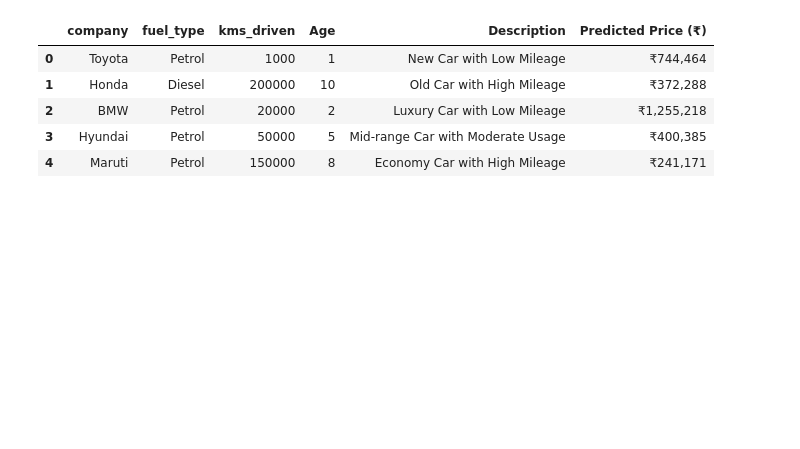
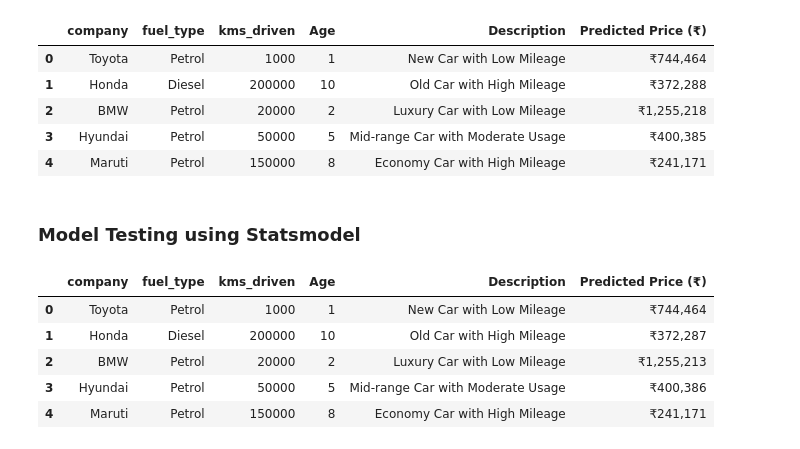
Before and after one commit to MrJ-2k04/MCA-Sem-2-Project, a Jupyter notebook: 3) Regression_Model.ipynb, the cells around one changed output. Cells and saved outputs as stored; diff of their text form; code cells hidden in the pictures; blank space fills up the shorter version.

```diff
--- a/3) Regression_Model.ipynb
+++ b/3) Regression_Model.ipynb
@@ -341,26 +365,33 @@ test_df
 | 2 | BMW | Petrol | 20000 | 2 | Luxury Car with Low Mileage | ₹1,255,218 |
 | 3 | Hyundai | Petrol | 50000 | 5 | Mid-range Car with Moderate Usage | ₹400,385 |
 | 4 | Maruti | Petrol | 150000 | 8 | Economy Car with High Mileage | ₹241,171 |
+# %% [markdown]
+### Model Testing using Statsmodel
 # %%
 # # Convert test cases to DataFrame
 # test_df = pd.DataFrame(test_cases)
 
-# # Drop 'Description' column and encode categorical variables in the test data
-# test_cases_encoded = pd.get_dummies(test_df.drop(columns=["Description"]), drop_first=True)
+# Drop 'Description' column and encode categorical variables in the test data
+test_cases_encoded = pd.get_dummies(test_df.drop(columns=["Description"]), drop_first=False)
 
-# # Add constant (intercept) to the encoded test data
-# test_cases_encoded = sm.add_constant(test_cases_encoded)
+# Add constant (intercept) to the encoded test data
+test_cases_encoded = sm.add_constant(test_cases_encoded)
 
-# # Ensure the test data has the same columns as the training data (X_overall_encoded)
-# test_cases_encoded = test_cases_encoded.reindex(columns=X_overall_encoded.columns, fill_value=0)
+# Ensure the test data has the same columns as the training data (X_overall_encoded)
+test_cases_encoded = test_cases_encoded.reindex(columns=X_train_encoded.columns, fill_value=0)
 
-# # Predict prices for test cases using the overall model
-# predicted_prices = model_sm_train.predict(test_cases_encoded)
-# # predicted_prices = model_sm_test.predict(test_cases_encoded)
-# # predicted_prices = model_sm_overall.predict(test_cases_encoded)
+# Predict prices for test cases using the overall model
+predicted_prices = model_sm.predict(test_cases_encoded)
 
-# # Add predicted prices to the test DataFrame
-# test_df["Predicted Price (₹)"] = [f"₹{price:,.0f}" for price in predicted_prices]
+# Add predicted prices to the test DataFrame
+test_df["Predicted Price (₹)"] = [f"₹{price:,.0f}" for price in predicted_prices]
 
-# # Display the results in a structured table
-# test_df
+# Display the results in a structured table
+test_df
+# %% [output]
+|  | company | fuel_type | kms_driven | Age | Description | Predicted Price (₹) |
+| 0 | Toyota | Petrol | 1000 | 1 | New Car with Low Mileage | ₹744,464 |
+| 1 | Honda | Diesel | 200000 | 10 | Old Car with High Mileage | ₹372,287 |
+| 2 | BMW | Petrol | 20000 | 2 | Luxury Car with Low Mileage | ₹1,255,213 |
+| 3 | Hyundai | Petrol | 50000 | 5 | Mid-range Car with Moderate Usage | ₹400,386 |
+| 4 | Maruti | Petrol | 150000 | 8 | Economy Car with High Mileage | ₹241,171 |
```
Also changed, not shown: parts of 15 cells of this notebook.
